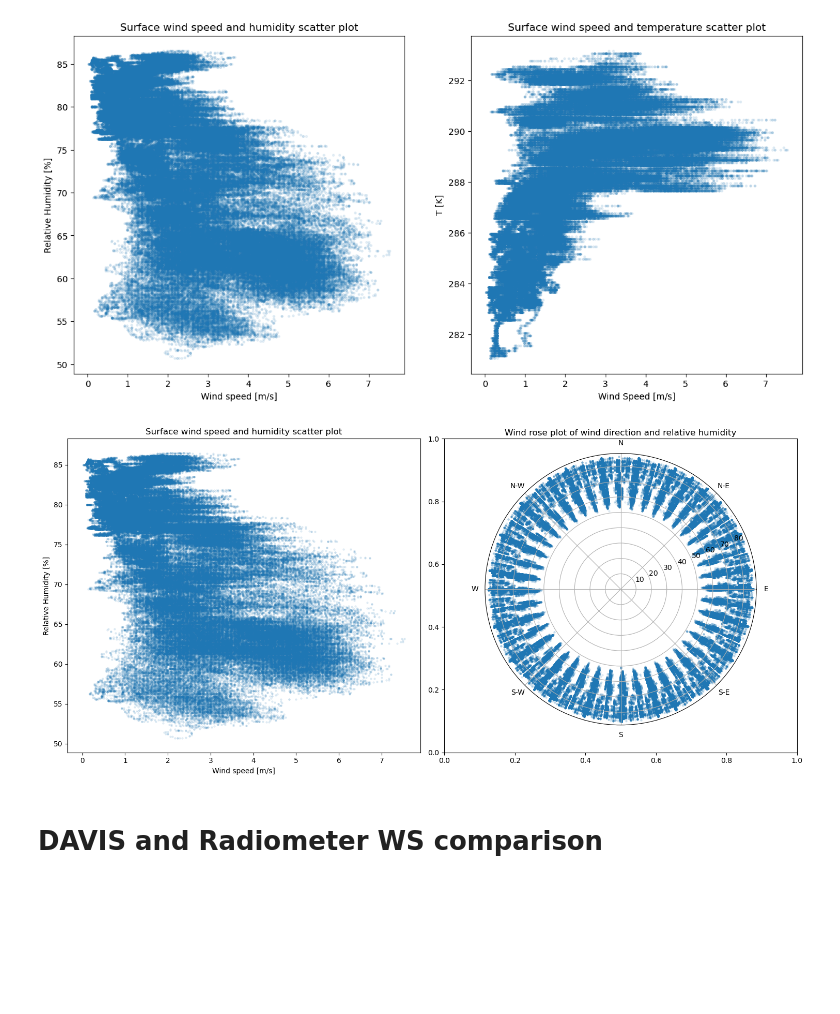
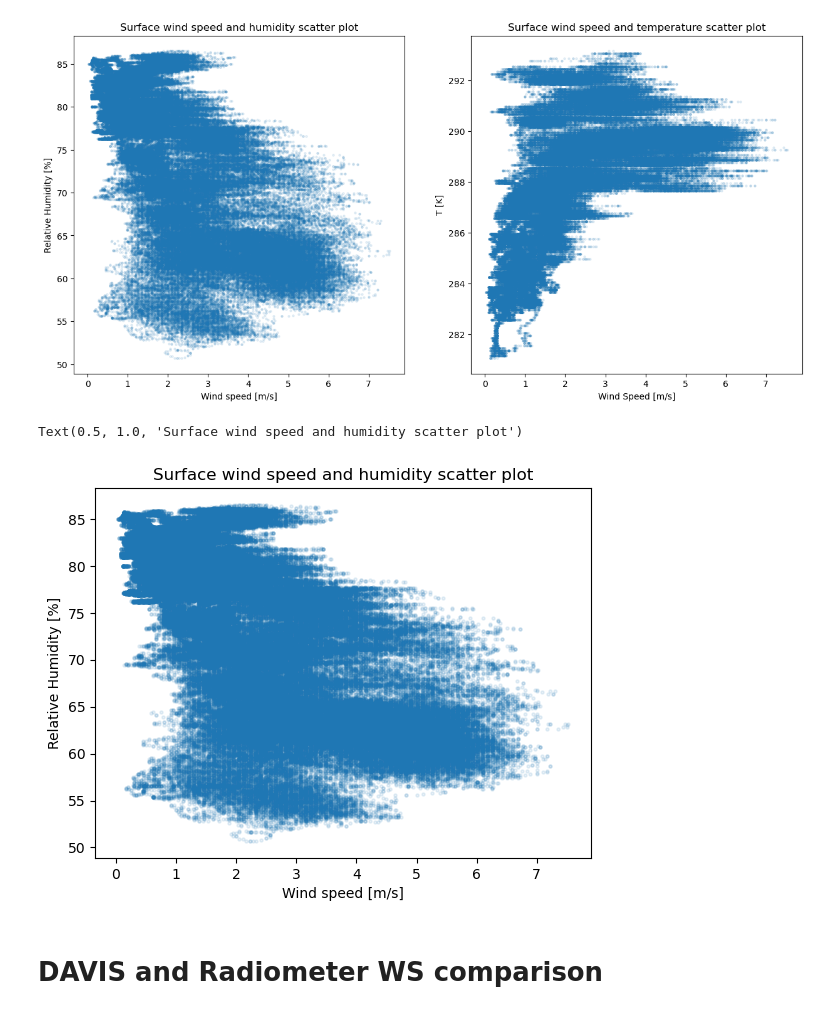
Before and after one commit to nefelita/Fieldwork, a Jupyter notebook: Nef.ipynb, the cells around one changed output. Cells and saved outputs as stored; diff of their text form; code cells hidden in the pictures; blank space fills up the shorter version.

Commit message:
took out windrose plot

```diff
--- a/Nef.ipynb
+++ b/Nef.ipynb
@@ -404,26 +404,14 @@ ax2.set_title('Surface wind speed and temperature scatter plot')
 # %% [output]
 Text(0.5, 1.0, 'Surface wind speed and temperature scatter plot')
 [figure]
-# %%
-wind_speed_mps = MET.Surf_WS / 3.6
-
-fig, (ax1, ax2) = plt.subplots(1, 2, figsize=(15, 7))
-
-# Scatter plot of wind speed vs. relative humidity
-ax1.scatter(wind_speed_mps, MET.Surf_RH, s=5, alpha=0.1)
-ax1.set_xlabel('Wind speed [m/s]')
-ax1.set_ylabel('Relative Humidity [%]')
-ax1.set_title('Surface wind speed and humidity scatter plot')
-
-# Wind rose plot
-ax2 = WindroseAxes.from_ax(fig=fig, rect=[0.58, 0.159, 0.35, 0.75])
-ax2.scatter(MET.Surf_WD, MET.Surf_RH, s=5, alpha=0.1)
-ax2.set_title('Wind rose plot of wind direction and relative humidity')
-
-plt.tight_layout()
-plt.show()
-# %% [output]
-[figure, removed]
+# %%
+plt.scatter(MET.Surf_WS / 3.6, MET.Surf_RH, s=5, alpha=0.1)
+plt.xlabel('Wind speed [m/s]')
+plt.ylabel('Relative Humidity [%]')
+plt.title('Surface wind speed and humidity scatter plot')
+# %% [output]
+Text(0.5, 1.0, 'Surface wind speed and humidity scatter plot')
+[figure, added]
 # %% [markdown]
 # DAVIS and Radiometer WS comparison
 # %%
```
